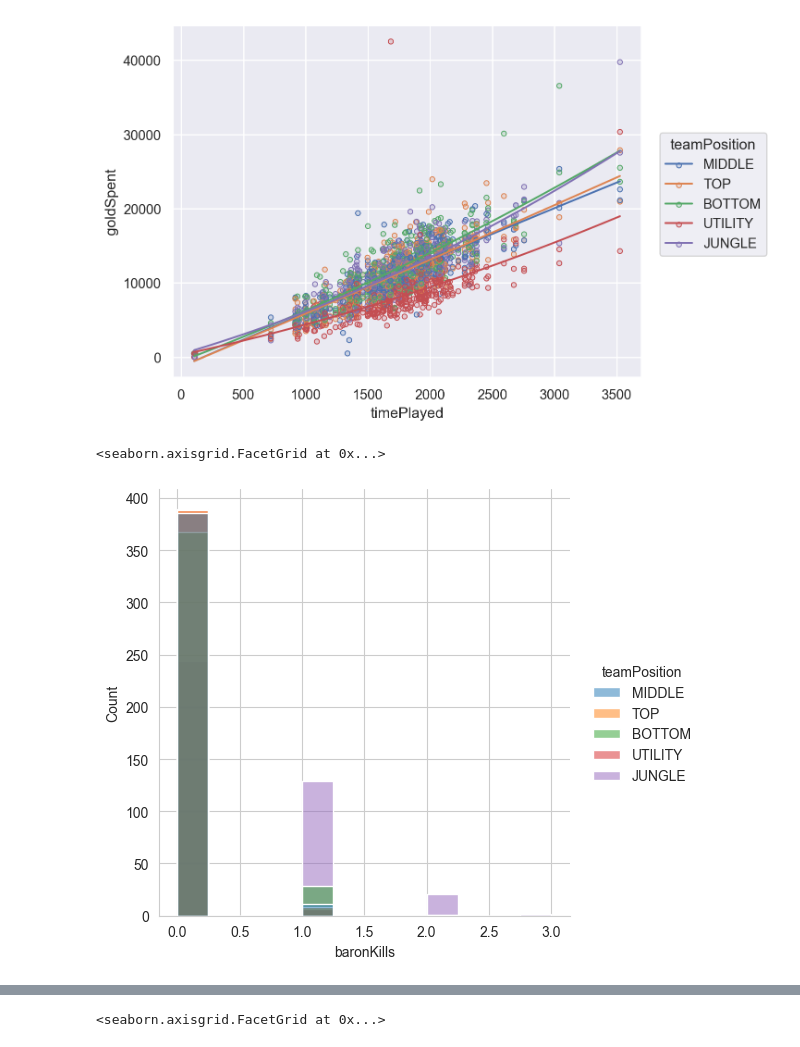
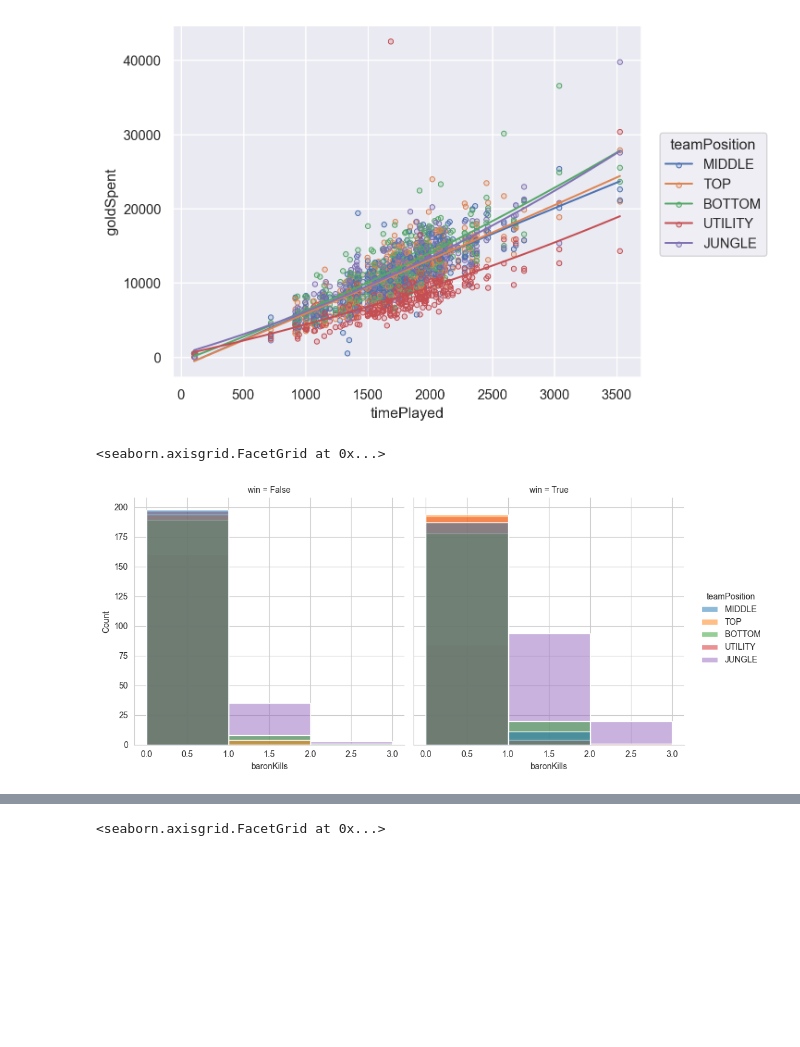
Before and after one commit to anhtq0111/data_governance, a Jupyter notebook: preprocess.ipynb, the cells around one changed output, grey strips where cells are left out. Saved outputs shown, nothing was run; the diff lists cells and outputs as text; code cells hidden in the pictures; blank space fills up the shorter version.

```diff
--- a/preprocess.ipynb
+++ b/preprocess.ipynb
@@ -343,8 +343,8 @@ sns.catplot(data=df, x='teamPosition', y='assists', hue='win', kind='box')
 # %% [output]
 [figure]
 # %%
-sns.displot(df, x='baronKills', hue='teamPosition')
+sns.displot(df, x='baronKills', hue='teamPosition', col='win', bins=3)
 # %% [output]
 <seaborn.axisgrid.FacetGrid at 0x...>
-[figure, old version]
+[figure, new version]
 # %%
```
Also changed, not shown: parts of 2 cells of this notebook.
